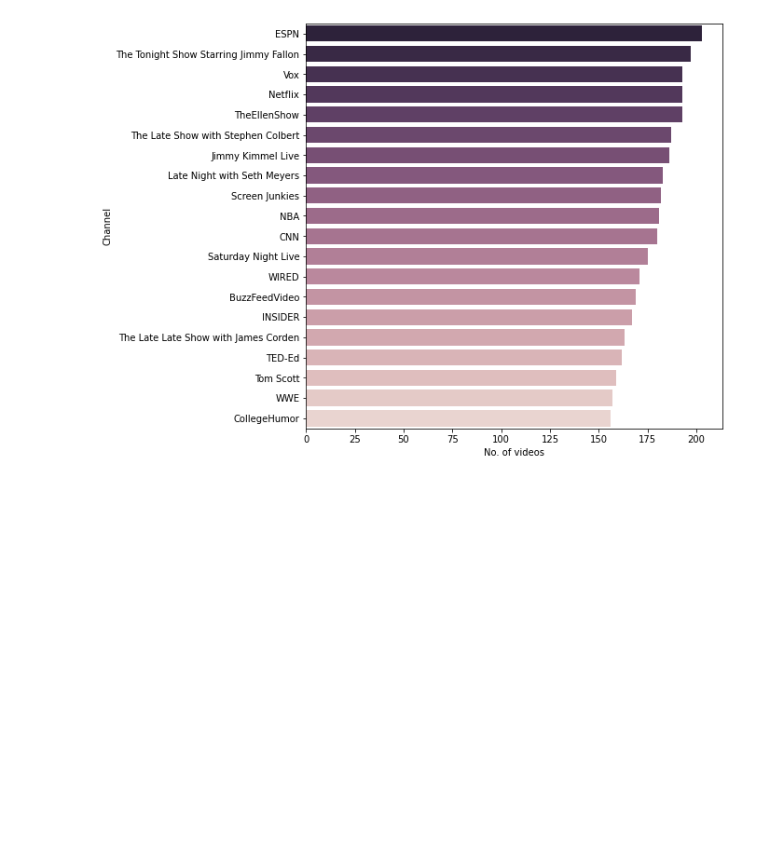
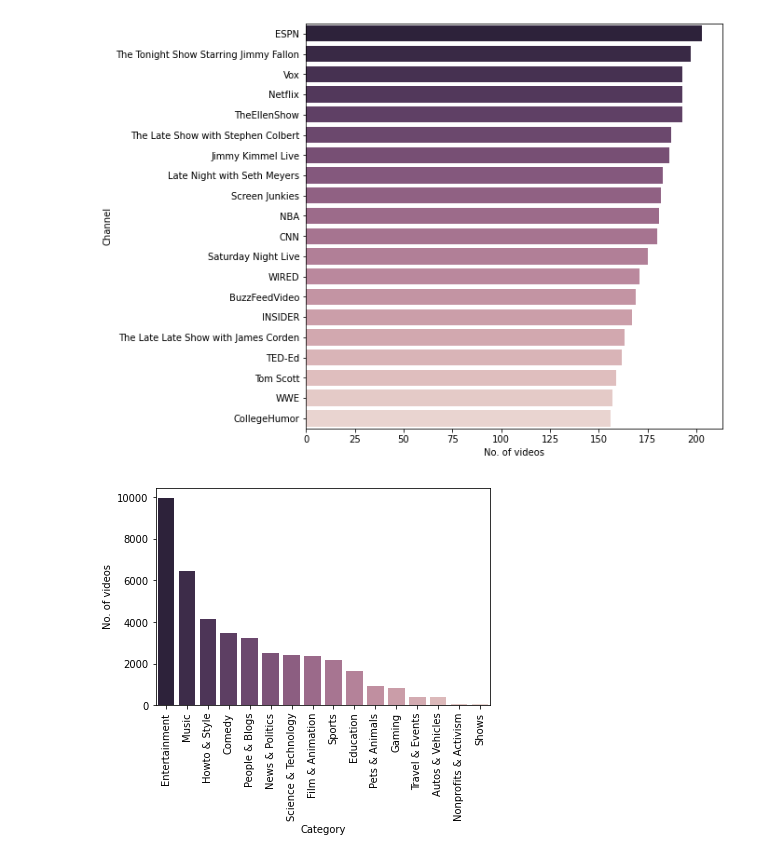
Before and after one commit to Uzmamushtaque/Projects-in-Machine-Learning-and-AI, a Jupyter notebook: Youtube.ipynb, the cells around one changed output. Saved outputs shown, nothing was run; the diff lists cells and outputs as text; code cells hidden in the pictures; blank space fills up the shorter version.

```diff
--- a/Youtube.ipynb
+++ b/Youtube.ipynb
@@ -253,3 +256,20 @@ _ = sns.barplot(x="video_count", y="channel_title", data=cdf,
 _ = ax.set(xlabel="No. of videos", ylabel="Channel")
 # %% [output]
 [figure]
+# %%
+with open("US_category_id.json") as f:
+    categories = json.load(f)["items"]
+cat_dict = {}
+for cat in categories:
+    cat_dict[int(cat["id"])] = cat["snippet"]["title"]
+df['category_name'] = df['category_id'].map(cat_dict)
+# %%
+cdf = df["category_name"].value_counts().to_frame().reset_index()
+cdf.rename(columns={"index": "category_name", "category_name": "No_of_videos"}, inplace=True)
+fig, ax = plt.subplots()
+_ = sns.barplot(x="category_name", y="No_of_videos", data=cdf,
+                palette=sns.cubehelix_palette(n_colors=16, reverse=True), ax=ax)
+_ = ax.set_xticklabels(ax.get_xticklabels(), rotation=90)
+_ = ax.set(xlabel="Category", ylabel="No. of videos")
+# %% [output]
+[figure, added]
```
Also changed, not shown: parts of 6 cells of this notebook.
